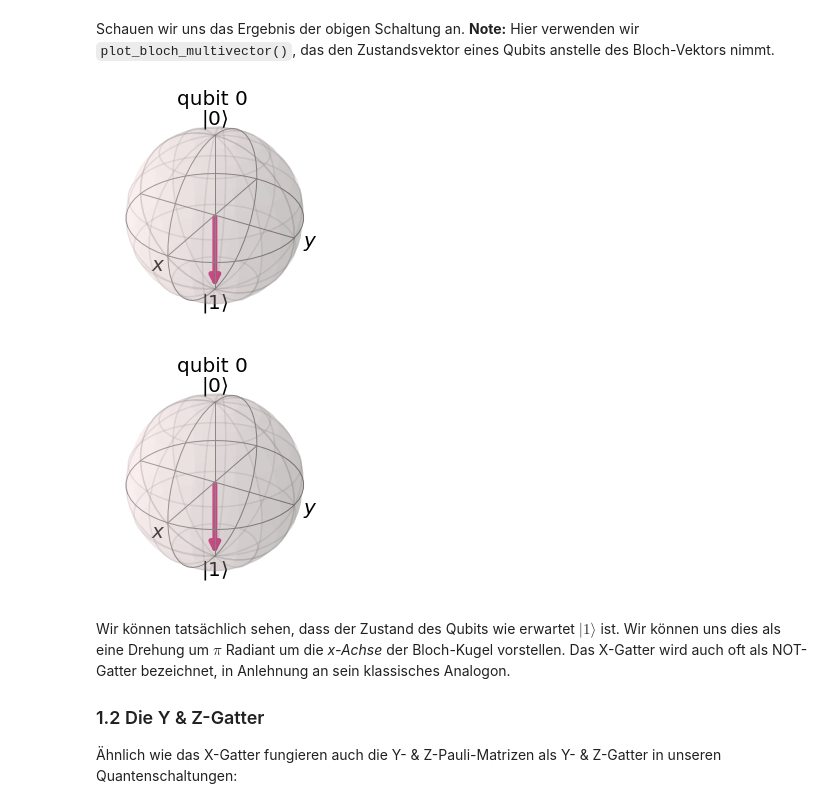
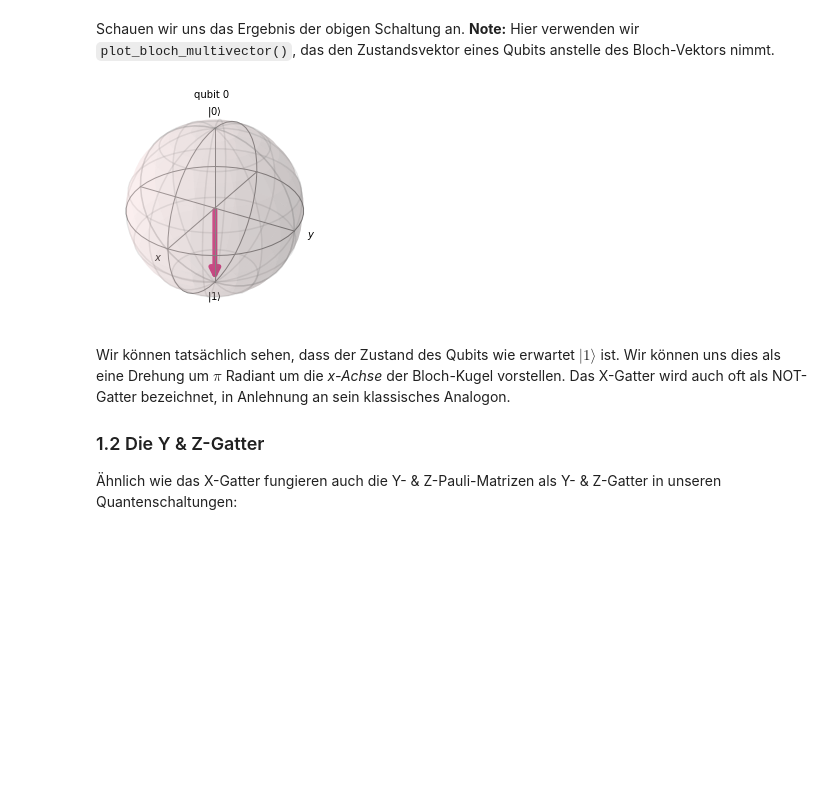
Before and after one commit to czachow/qcmb-training, a Jupyter notebook: content/03-EinQubitGatesI.ipynb, the cells around one changed output. Saved outputs shown, nothing was run; the diff lists cells and outputs as text; code cells hidden in the pictures; blank space fills up the shorter version.

```diff
--- a/content/03-EinQubitGatesI.ipynb
+++ b/content/03-EinQubitGatesI.ipynb
@@ -94,12 +94,10 @@ Schauen wir uns das Ergebnis der obigen Schaltung an. **Note:** Hier verwenden w
 # %%
 # Let's see the result
 svsim = Aer.get_backend('statevector_simulator')
-qobj = assemble(qc)
-state = svsim.run(qobj).result().get_statevector()
+state = svsim.run(qc).result().get_statevector()
 plot_bloch_multivector(state)
 # %% [output]
-[figure, old version]
+[figure, new version]
-[figure, removed]
 # %% [markdown]
 Wir können tatsächlich sehen, dass der Zustand des Qubits wie erwartet $|1\rangle$ ist. Wir können uns dies als eine Drehung um $\pi$ Radiant um die *x-Achse* der Bloch-Kugel vorstellen. Das X-Gatter wird auch oft als NOT-Gatter bezeichnet, in Anlehnung an sein klassisches Analogon.
 
```
Also changed, not shown: parts of 1 cell of this notebook, 4 other files.
